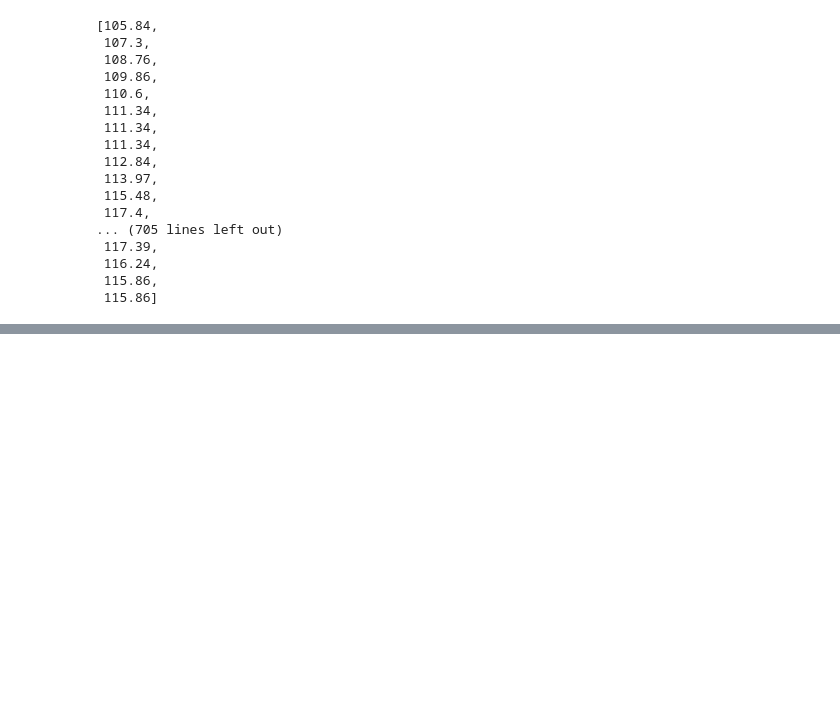
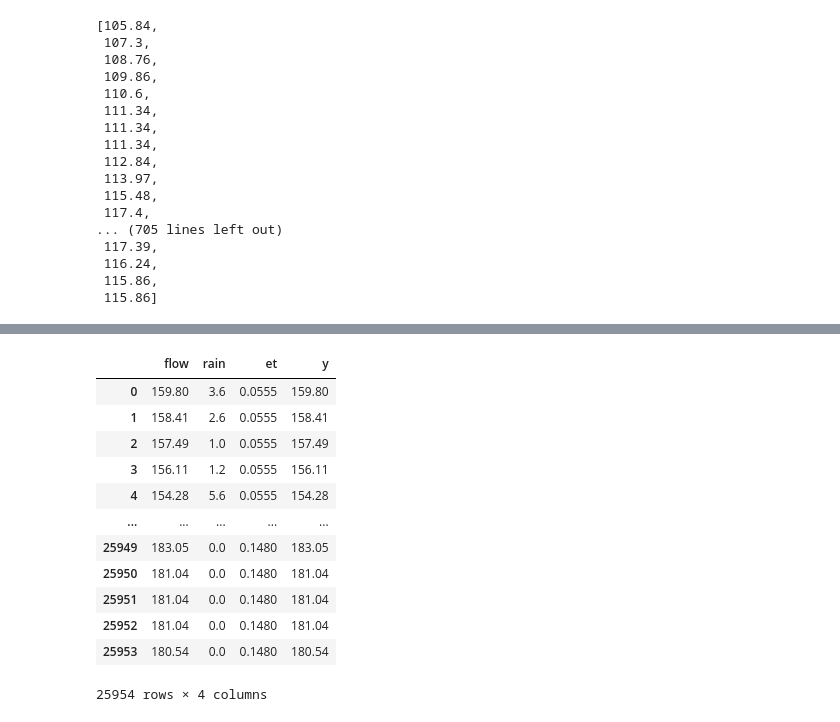
Before and after one commit to colombelli/hydro-ml, a Jupyter notebook: coding_experiments/clebs_data_lstm.ipynb, the cells around one changed output, grey strips where cells are left out. Saved outputs shown, nothing was run; the diff lists cells and outputs as text; code cells hidden in the pictures; blank space fills up the shorter version.

```diff
--- a/coding_experiments/clebs_data_lstm.ipynb
+++ b/coding_experiments/clebs_data_lstm.ipynb
@@ -384,0 +334,19 @@ len(y)
+# %%
+dataset = pd.concat([flow_df, rain_df, et_df, flow_df], axis=1)
+dataset.columns = ['flow', 'rain', 'et', 'y']
+# %%
+dataset
+# %% [output]
+|  | flow | rain | et | y |
+| 0 | 159.80 | 3.6 | 0.0555 | 159.80 |
+| 1 | 158.41 | 2.6 | 0.0555 | 158.41 |
+| 2 | 157.49 | 1.0 | 0.0555 | 157.49 |
+| 3 | 156.11 | 1.2 | 0.0555 | 156.11 |
+| 4 | 154.28 | 5.6 | 0.0555 | 154.28 |
+| ... | ... | ... | ... | ... |
+| 25949 | 183.05 | 0.0 | 0.1480 | 183.05 |
+| 25950 | 181.04 | 0.0 | 0.1480 | 181.04 |
+| 25951 | 181.04 | 0.0 | 0.1480 | 181.04 |
+| 25952 | 181.04 | 0.0 | 0.1480 | 181.04 |
+| 25953 | 180.54 | 0.0 | 0.1480 | 180.54 |
+25954 rows × 4 columns
```
Also changed, not shown: parts of 23 cells of this notebook, 1 other file.
